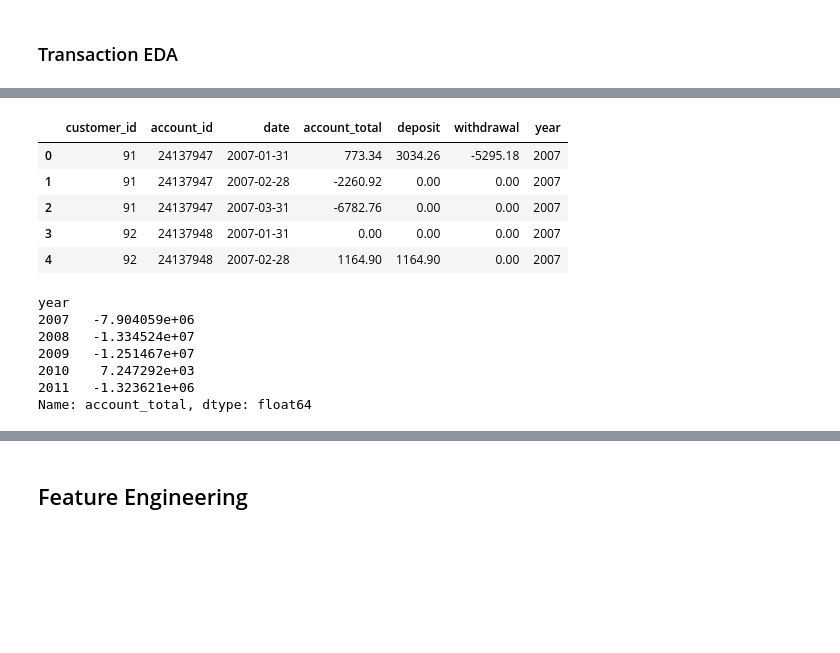
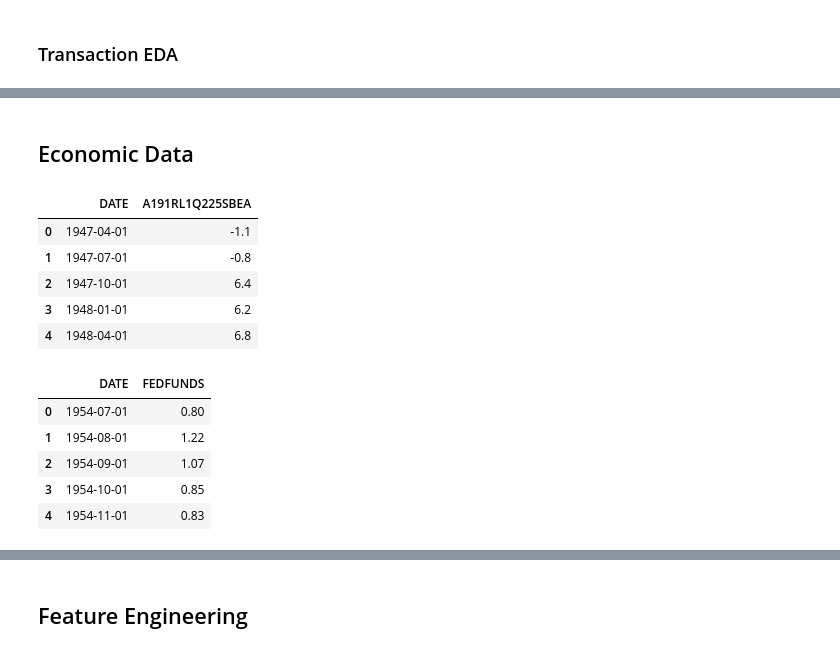
Before and after one commit to gegaddis/bank-churn, a Jupyter notebook: griffen_eda_cleaning.ipynb, the cells around one changed output, grey strips where cells are left out. Saved outputs shown, nothing was run; the diff lists cells and outputs as text; code cells hidden in the pictures; blank space fills up the shorter version.

```diff
--- a/griffen_eda_cleaning.ipynb
+++ b/griffen_eda_cleaning.ipynb
@@ -307,9 +335,19 @@ Name: start_balance, dtype: float64
+# %% [markdown]
+## Economic Data
+# %%
+gdp_fp = r"C:\Users\GriffenRoweGaddis\OneDrive - Kubrick Group\Desktop\Training\Projects\Bank Churn\data\gdp.csv"
+ff_fp = r"C:\Users\GriffenRoweGaddis\OneDrive - Kubrick Group\Desktop\Training\Projects\Bank Churn\data\FEDFUNDS.csv"
+unem_fp = r"C:\Users\GriffenRoweGaddis\OneDrive - Kubrick Group\Desktop\Training\Projects\Bank Churn\data\UNRATE.csv"
+
+gdp_df = pd.read_csv(gdp_fp)
+fedfunds_df = pd.read_csv(ff_fp)
+unem_df = pd.read_csv(unem_fp)
 # %%
-grouped_data.head()
+gdp_df.head()
 # %% [output]
-|  | customer_id | account_id | date | account_total | deposit | withdrawal | year |
-| 0 | 91 | 24137947 | 2007-01-31 | 773.34 | 3034.26 | -5295.18 | 2007 |
-| 1 | 91 | 24137947 | 2007-02-28 | -2260.92 | 0.00 | 0.00 | 2007 |
-| 2 | 91 | 24137947 | 2007-03-31 | -6782.76 | 0.00 | 0.00 | 2007 |
-| 3 | 92 | 24137948 | 2007-01-31 | 0.00 | 0.00 | 0.00 | 2007 |
-| 4 | 92 | 24137948 | 2007-02-28 | 1164.90 | 1164.90 | 0.00 | 2007 |
+|  | DATE | A191RL1Q225SBEA |
+| 0 | 1947-04-01 | -1.1 |
+| 1 | 1947-07-01 | -0.8 |
+| 2 | 1947-10-01 | 6.4 |
+| 3 | 1948-01-01 | 6.2 |
+| 4 | 1948-04-01 | 6.8 |
@@ -319,10 +354,9 @@ avg_acct_total = grouped_data.groupby('year')["account_total"].mean()
 # %%
-avg_acct_total.head()
+fedfunds_df.head()
 # %% [output]
-year
-2007   -7.904059e+06
-2008   -1.334524e+07
-2009   -1.251467e+07
-2010    7.247292e+03
-2011   -1.323621e+06
-Name: account_total, dtype: float64
+|  | DATE | FEDFUNDS |
+| 0 | 1954-07-01 | 0.80 |
+| 1 | 1954-08-01 | 1.22 |
+| 2 | 1954-09-01 | 1.07 |
+| 3 | 1954-10-01 | 0.85 |
+| 4 | 1954-11-01 | 0.83 |
```
Also changed, not shown: parts of 31 cells of this notebook.
